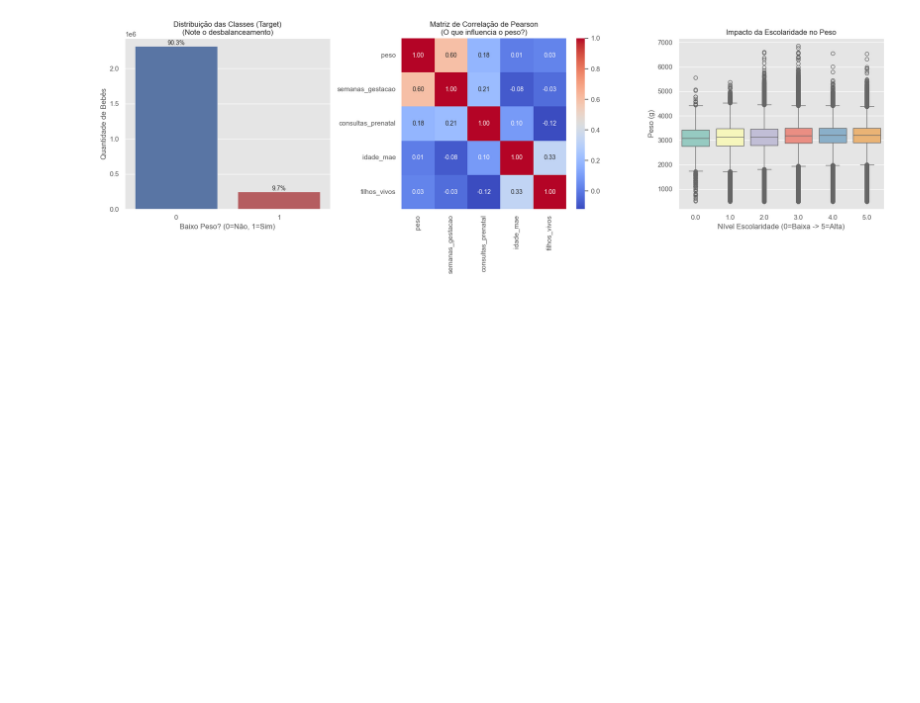
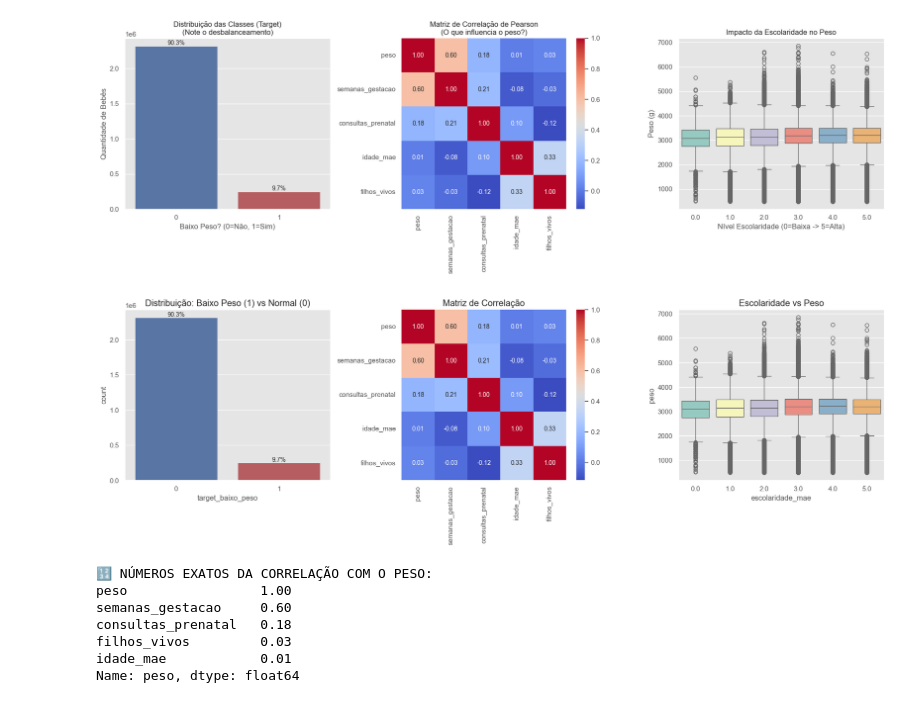
Before and after one commit to Flavio-AzL/Machine_Learn_baseSinasc, a Jupyter notebook: analise_sinasc.ipynb, the cells around one changed output. Cells and saved outputs as stored; diff of their text form; code cells hidden in the pictures; blank space fills up the shorter version.

```diff
--- a/analise_sinasc.ipynb
+++ b/analise_sinasc.ipynb
@@ -536,3 +536,49 @@ Passing `palette` without assigning `hue` is deprecated and will be removed in v
 
   sns.boxplot(x='escolaridade_mae', y='peso', data=df_final, ax=axes[2], palette="Set3")
 [figure]
+# %%
+import matplotlib.pyplot as plt
+import seaborn as sns
+
+# --- PARTE 1: CORRIGINDO O CÓDIGO VISUAL (Sem Warnings) ---
+plt.rcParams['figure.figsize'] = (18, 6)
+plt.style.use('ggplot')
+
+fig, axes = plt.subplots(1, 3)
+
+# Gráfico 1: Adicionei hue=... e legend=False para calar o warning
+sns.countplot(x='target_baixo_peso', hue='target_baixo_peso', data=df_final, ax=axes[0], palette=['#4c72b0', '#c44e52'], legend=False)
+axes[0].set_title('Distribuição: Baixo Peso (1) vs Normal (0)')
+
+# Porcentagem nas barras
+total = len(df_final)
+for p in axes[0].patches:
+    height = p.get_height()
+    axes[0].annotate(f'{100 * height / total:.1f}%', (p.get_x() + p.get_width() / 2, height), ha='center', va='bottom')
+
+# Gráfico 2: Correlação (Mantido igual, mas ajustando tamanho da fonte)
+cols_corr = ['peso', 'semanas_gestacao', 'consultas_prenatal', 'idade_mae', 'filhos_vivos']
+corr_matrix = df_final[cols_corr].corr()
+sns.heatmap(corr_matrix, annot=True, cmap='coolwarm', fmt=".2f", ax=axes[1])
+axes[1].set_title('Matriz de Correlação')
+
+# Gráfico 3: Boxplot corrigido
+sns.boxplot(x='escolaridade_mae', y='peso', hue='escolaridade_mae', data=df_final, ax=axes[2], palette="Set3", legend=False)
+axes[2].set_title('Escolaridade vs Peso')
+
+plt.tight_layout()
+plt.show()
+
+# --- PARTE 2: A PROVA DOS NÚMEROS (Para sua análise) ---
+print("\n🔢 NÚMEROS EXATOS DA CORRELAÇÃO COM O PESO:")
+# Mostra quem influencia mais o peso, do maior para o menor
+print(df_final[cols_corr].corr()['peso'].sort_values(ascending=False))
+# %% [output]
+[figure, added]
+🔢 NÚMEROS EXATOS DA CORRELAÇÃO COM O PESO:
+peso                 1.00
+semanas_gestacao     0.60
+consultas_prenatal   0.18
+filhos_vivos         0.03
+idade_mae            0.01
+Name: peso, dtype: float64
```
Also changed, not shown: parts of 5 cells of this notebook.
